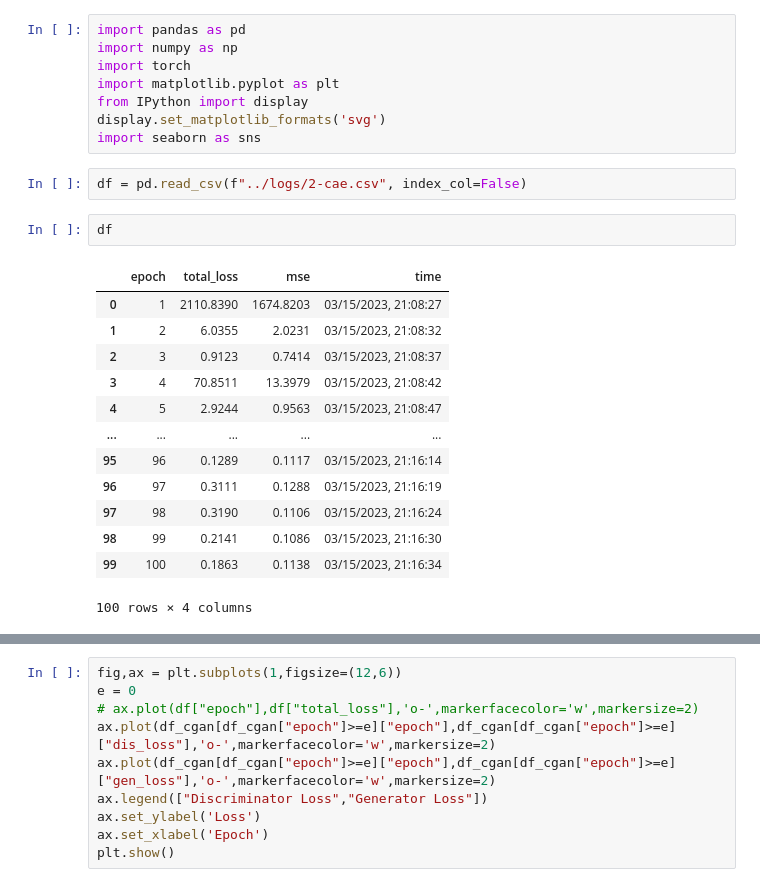
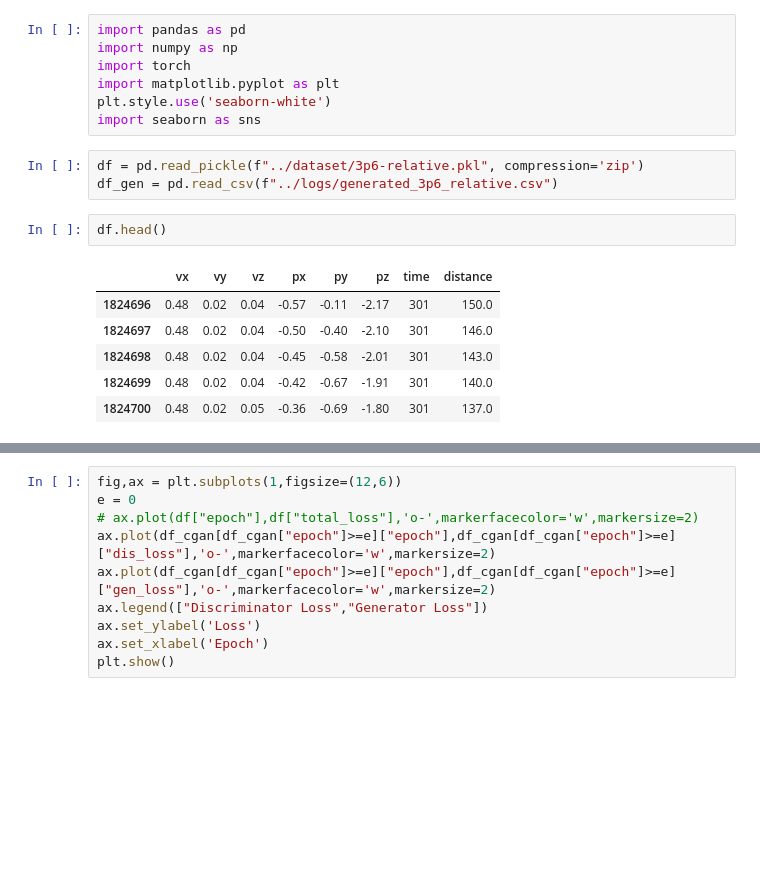
Before and after one commit to samfallahian/FDTransformer, a Jupyter notebook: playground/Results1.ipynb, the cells around one changed output, grey strips where cells are left out. Cells and saved outputs as stored; diff of their text form; blank space fills up the shorter version.

```diff
--- a/playground/Results1.ipynb
+++ b/playground/Results1.ipynb
@@ -3,24 +3,17 @@ import pandas as pd
 import numpy as np
 import torch
 import matplotlib.pyplot as plt
-from IPython import display
-display.set_matplotlib_formats('svg')
+plt.style.use('seaborn-white')
 import seaborn as sns
-# %%
-df = pd.read_csv(f"../logs/2-cae.csv", index_col=False)
+# %%
+df = pd.read_pickle(f"../dataset/3p6-relative.pkl", compression='zip')
+df_gen = pd.read_csv(f"../logs/generated_3p6_relative.csv")
 # %%
-df
+df.head()
 # %% [output]
-|  | epoch | total_loss | mse | time |
-| 0 | 1 | 2110.8390 | 1674.8203 | 03/15/2023, 21:08:27 |
-| 1 | 2 | 6.0355 | 2.0231 | 03/15/2023, 21:08:32 |
-| 2 | 3 | 0.9123 | 0.7414 | 03/15/2023, 21:08:37 |
-| 3 | 4 | 70.8511 | 13.3979 | 03/15/2023, 21:08:42 |
-| 4 | 5 | 2.9244 | 0.9563 | 03/15/2023, 21:08:47 |
-| ... | ... | ... | ... | ... |
-| 95 | 96 | 0.1289 | 0.1117 | 03/15/2023, 21:16:14 |
-| 96 | 97 | 0.3111 | 0.1288 | 03/15/2023, 21:16:19 |
-| 97 | 98 | 0.3190 | 0.1106 | 03/15/2023, 21:16:24 |
-| 98 | 99 | 0.2141 | 0.1086 | 03/15/2023, 21:16:30 |
-| 99 | 100 | 0.1863 | 0.1138 | 03/15/2023, 21:16:34 |
+|  | vx | vy | vz | px | py | pz | time | distance |
+| 1824696 | 0.48 | 0.02 | 0.04 | -0.57 | -0.11 | -2.17 | 301 | 150.0 |
+| 1824697 | 0.48 | 0.02 | 0.04 | -0.50 | -0.40 | -2.10 | 301 | 146.0 |
+| 1824698 | 0.48 | 0.02 | 0.04 | -0.45 | -0.58 | -2.01 | 301 | 143.0 |
+| 1824699 | 0.48 | 0.02 | 0.04 | -0.42 | -0.67 | -1.91 | 301 | 140.0 |
+| 1824700 | 0.48 | 0.02 | 0.05 | -0.36 | -0.69 | -1.80 | 301 | 137.0 |
-100 rows × 4 columns
```
Also changed, not shown: parts of 16 cells of this notebook, 33 other files.
